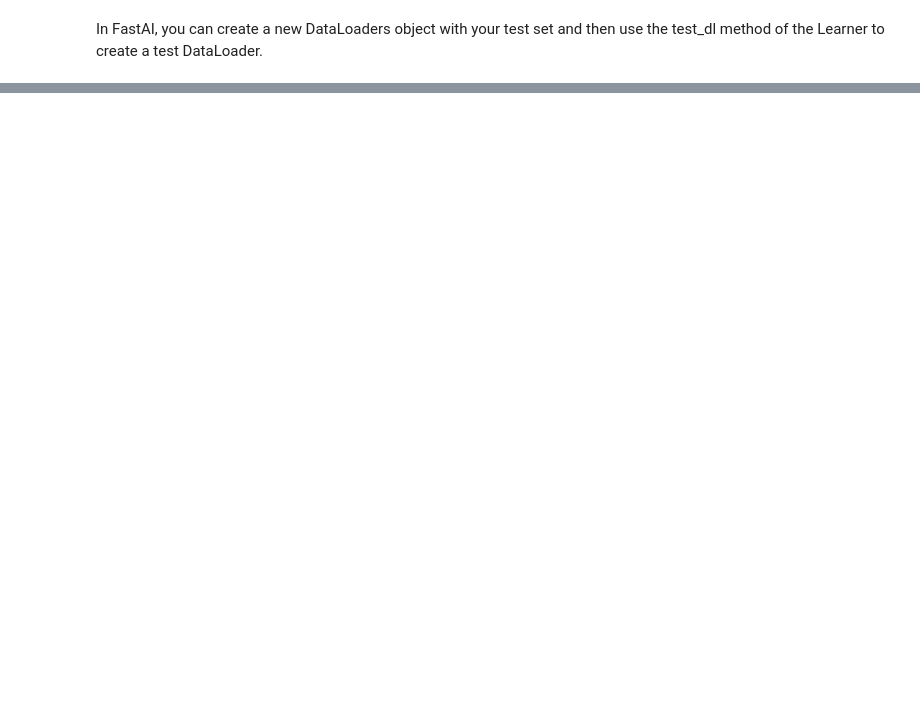
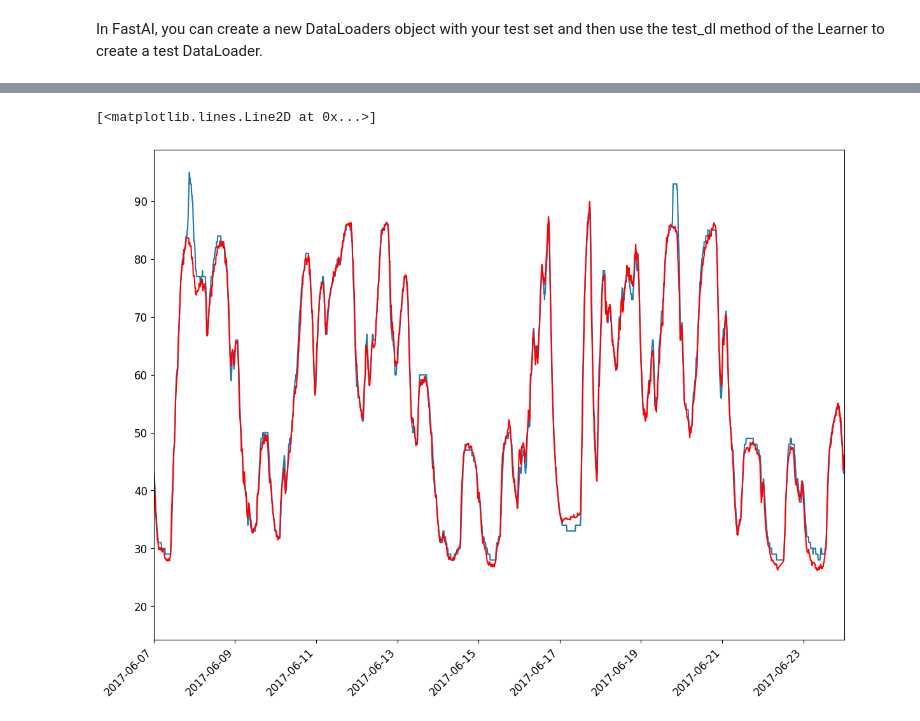
Before and after one commit to Markustho/DAT255-group12, a Jupyter notebook: src/models/Neural network/4_neural_network.ipynb, the cells around one changed output, grey strips where cells are left out. Cells and saved outputs as stored; diff of their text form; code cells hidden in the pictures; blank space fills up the shorter version.

```diff
--- a/src/models/Neural network/4_neural_network.ipynb
+++ b/src/models/Neural network/4_neural_network.ipynb
@@ -138,0 +140,7 @@ plt.plot(df_2017_T07['Timestamp'],preds, color='r')
+# %%
+def ensemble():
+    learn = tabular_learner(dls,y_range=(19,120),layers=[500,250],
+                        n_out=1,loss_func=F.mse_loss)
+    with learn.no_bar(),learn.no_logging(): learn.fit_one_cycle(5,1e-2)
+    preds, targets = learn.get_preds()
+    return preds, targets
@@ -138,0 +176,9 @@ plt.plot(df_2017_T07['Timestamp'],preds, color='r')
+# %%
+def ensemble():
+    learn = tabular_learner(dls,y_range=(19,120),layers=[500,250],
+                        n_out=1,loss_func=F.mse_loss)
+    with learn.no_bar(),learn.no_logging(): learn.fit_one_cycle(5,1e-2)
+    preds = learn.get_preds(dl=test_dl)[0]
+    return preds
+# %%
+learns = [ensemble() for _ in range(5)]
@@ -138,0 +191,11 @@ plt.plot(df_2017_T07['Timestamp'],preds, color='r')
+# %%
+ens_preds = torch.stack(learns).mean(0)
+# %%
+plt.figure(figsize=(14,10))
+plt.xticks(rotation=45, ha='right')
+plt.xlim(pd.Timestamp('2017-06-07'), pd.Timestamp('2017-06-24'))
+plt.plot(df_2017_T07['Timestamp'],df_2017_T07[dep_var])
+plt.plot(df_2017_T07['Timestamp'],ens_preds, color='r')
+# %% [output]
+[<matplotlib.lines.Line2D at 0x...>]
+[figure, added]
```
Also changed, not shown: parts of 12 cells of this notebook, 32 other files.
